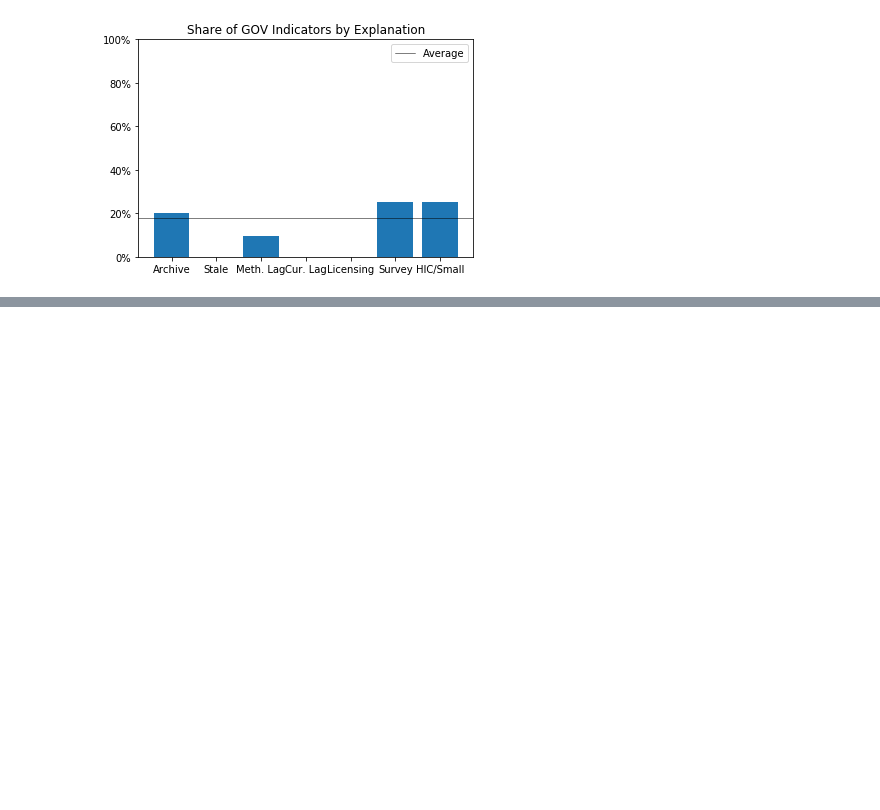
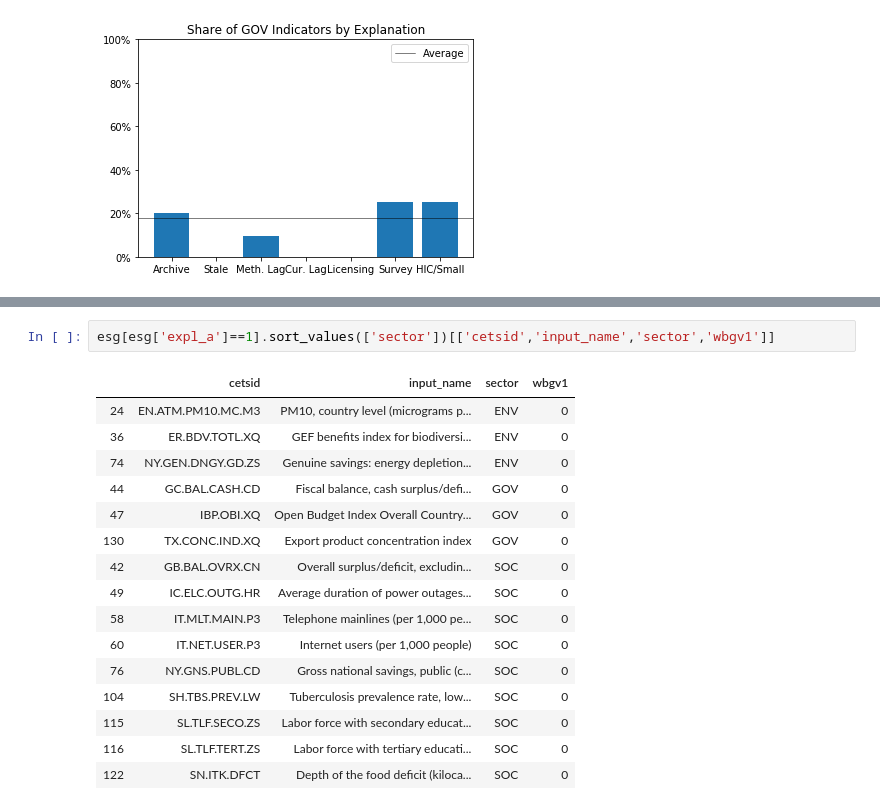
Before and after one commit to worldbank/ESG_gaps_research, a Jupyter notebook: python/summary-analysis.ipynb, the cells around one changed output, grey strips where cells are left out. Drawn from its saved outputs; the diff is of its cells as text; blank space fills up the shorter version.

```diff
--- a/python/summary-analysis.ipynb
+++ b/python/summary-analysis.ipynb
@@ -202,0 +225,19 @@ for c in esg2.index:
+# %%
+esg[esg['expl_a']==1].sort_values(['sector'])[['cetsid','input_name','sector','wbgv1']]
+# %% [output]
+|  | cetsid | input_name | sector | wbgv1 |
+| 24 | EN.ATM.PM10.MC.M3 | PM10, country level (micrograms p... | ENV | 0 |
+| 36 | ER.BDV.TOTL.XQ | GEF benefits index for biodiversi... | ENV | 0 |
+| 74 | NY.GEN.DNGY.GD.ZS | Genuine savings: energy depletion... | ENV | 0 |
+| 44 | GC.BAL.CASH.CD | Fiscal balance, cash surplus/defi... | GOV | 0 |
+| 47 | IBP.OBI.XQ | Open Budget Index Overall Country... | GOV | 0 |
+| 130 | TX.CONC.IND.XQ | Export product concentration index | GOV | 0 |
+| 42 | GB.BAL.OVRX.CN | Overall surplus/deficit, excludin... | SOC | 0 |
+| 49 | IC.ELC.OUTG.HR | Average duration of power outages... | SOC | 0 |
+| 58 | IT.MLT.MAIN.P3 | Telephone mainlines (per 1,000 pe... | SOC | 0 |
+| 60 | IT.NET.USER.P3 | Internet users (per 1,000 people) | SOC | 0 |
+| 76 | NY.GNS.PUBL.CD | Gross national savings, public (c... | SOC | 0 |
+| 104 | SH.TBS.PREV.LW | Tuberculosis prevalence rate, low... | SOC | 0 |
+| 115 | SL.TLF.SECO.ZS | Labor force with secondary educat... | SOC | 0 |
+| 116 | SL.TLF.TERT.ZS | Labor force with tertiary educati... | SOC | 0 |
+| 122 | SN.ITK.DFCT | Depth of the food deficit (kiloca... | SOC | 0 |
```
Also changed, not shown: parts of 9 cells of this notebook.
